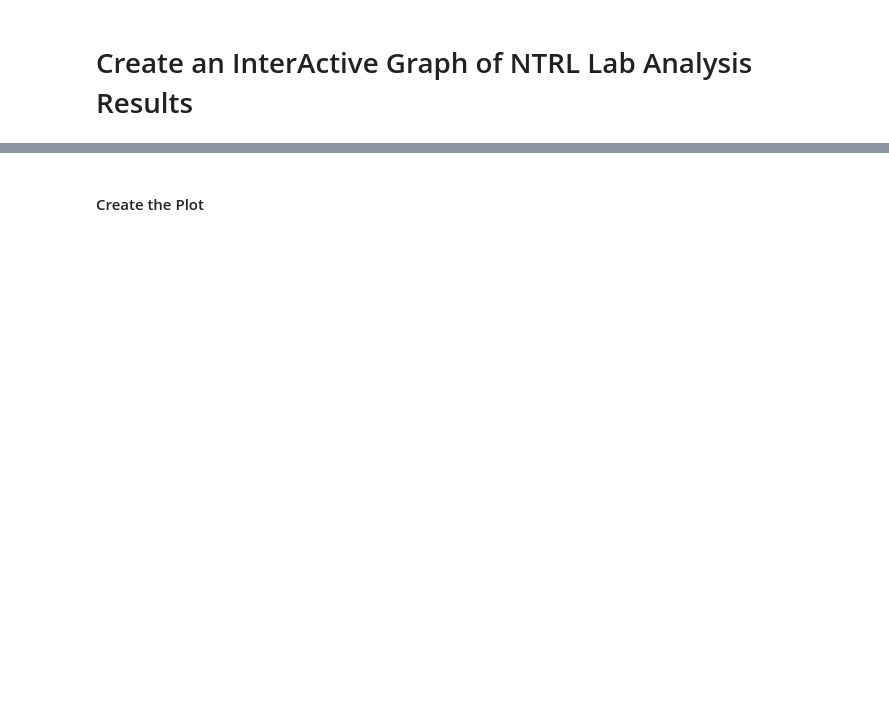
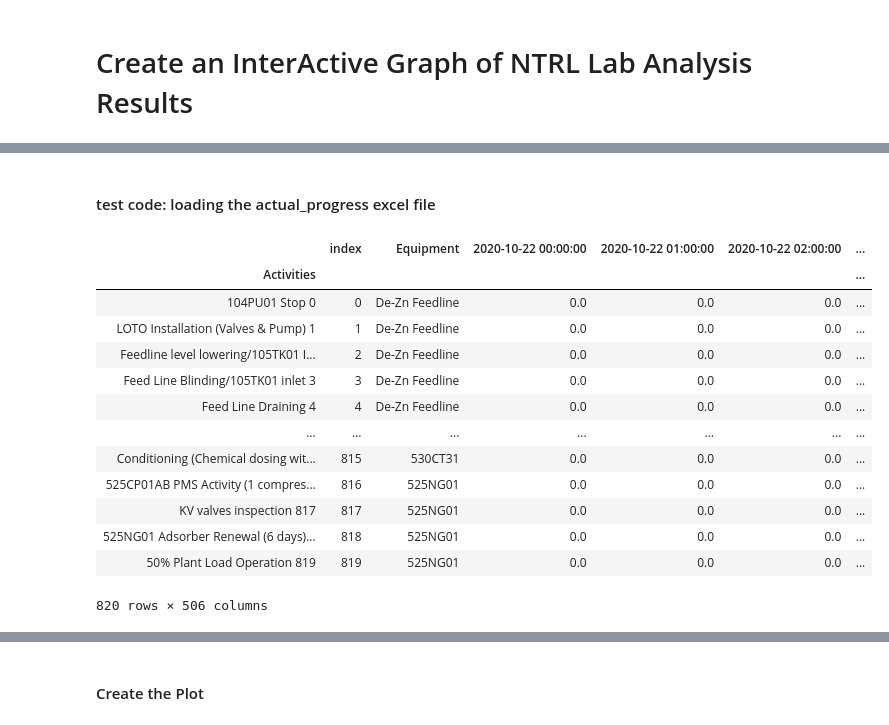
Before and after one commit to Enzo-B03/jupyternotebook_files, a Jupyter notebook: Shutdown Data Repository Project _ACTUAL_DATETIME.ipynb, the cells around one changed output, grey strips where cells are left out. Drawn from its saved outputs; the diff is of its cells as text; code cells hidden in the pictures; blank space fills up the shorter version.

```diff
--- a/Shutdown Data Repository Project _ACTUAL_DATETIME.ipynb
+++ b/Shutdown Data Repository Project _ACTUAL_DATETIME.ipynb
@@ -262,0 +264,2 @@ def hour_rounder(t):
+# %% [markdown]
+#### test code: loading the actual_progress excel file
@@ -262,0 +270,17 @@ def hour_rounder(t):
+# %%
+ACTUAL_PROGRESS_UPDATE
+# %% [output]
+|  | index | Equipment | 2020-10-22 00:00:00 | 2020-10-22 01:00:00 | 2020-10-22 02:00:00 | ... |
+| Activities |  |  |  |  |  | ... |
+| 104PU01 Stop 0 | 0 | De-Zn Feedline | 0.0 | 0.0 | 0.0 | ... |
+| LOTO Installation (Valves & Pump) 1 | 1 | De-Zn Feedline | 0.0 | 0.0 | 0.0 | ... |
+| Feedline level lowering/105TK01 I... | 2 | De-Zn Feedline | 0.0 | 0.0 | 0.0 | ... |
+| Feed Line Blinding/105TK01 inlet 3 | 3 | De-Zn Feedline | 0.0 | 0.0 | 0.0 | ... |
+| Feed Line Draining 4 | 4 | De-Zn Feedline | 0.0 | 0.0 | 0.0 | ... |
+| ... | ... | ... | ... | ... | ... | ... |
+| Conditioning (Chemical dosing wit... | 815 | 530CT31 | 0.0 | 0.0 | 0.0 | ... |
+| 525CP01AB PMS Activity (1 compres... | 816 | 525NG01 | 0.0 | 0.0 | 0.0 | ... |
+| KV valves inspection 817 | 817 | 525NG01 | 0.0 | 0.0 | 0.0 | ... |
+| 525NG01 Adsorber Renewal (6 days)... | 818 | 525NG01 | 0.0 | 0.0 | 0.0 | ... |
+| 50% Plant Load Operation 819 | 819 | 525NG01 | 0.0 | 0.0 | 0.0 | ... |
+820 rows × 506 columns
```
Also changed, not shown: parts of 46 cells of this notebook, 3 other files.
